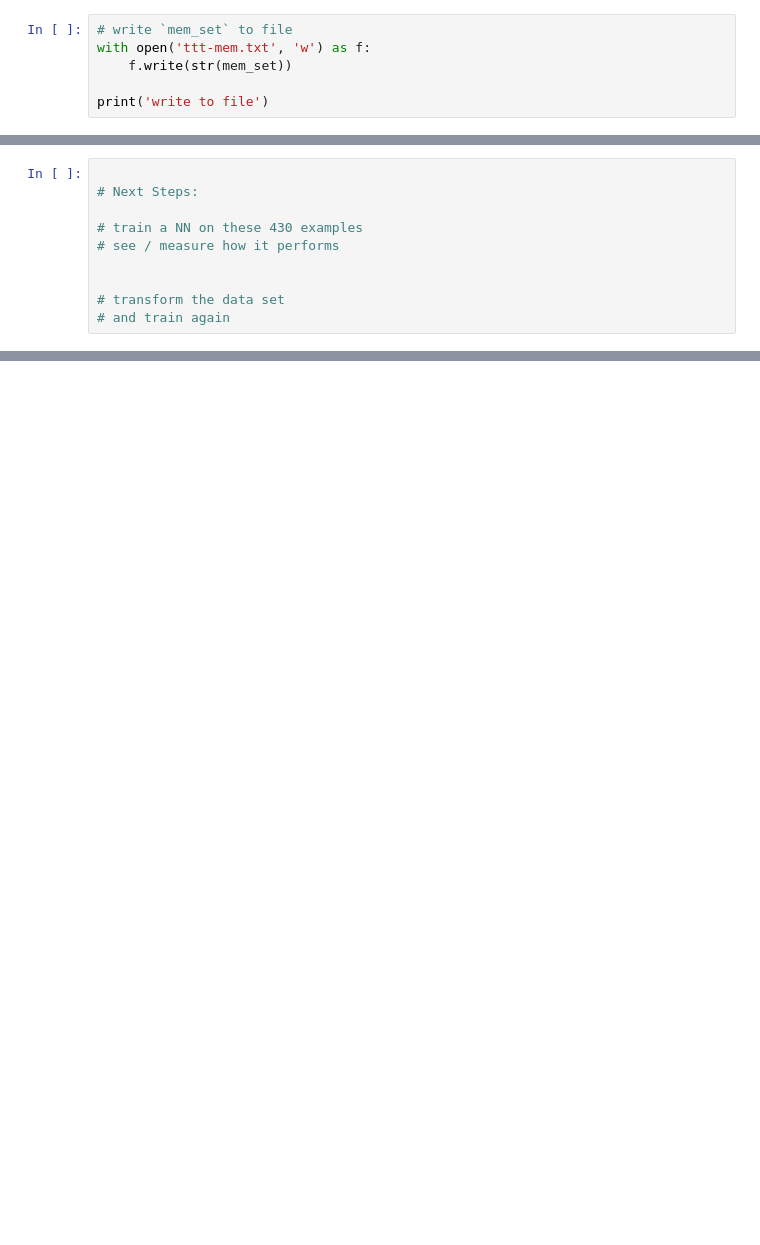
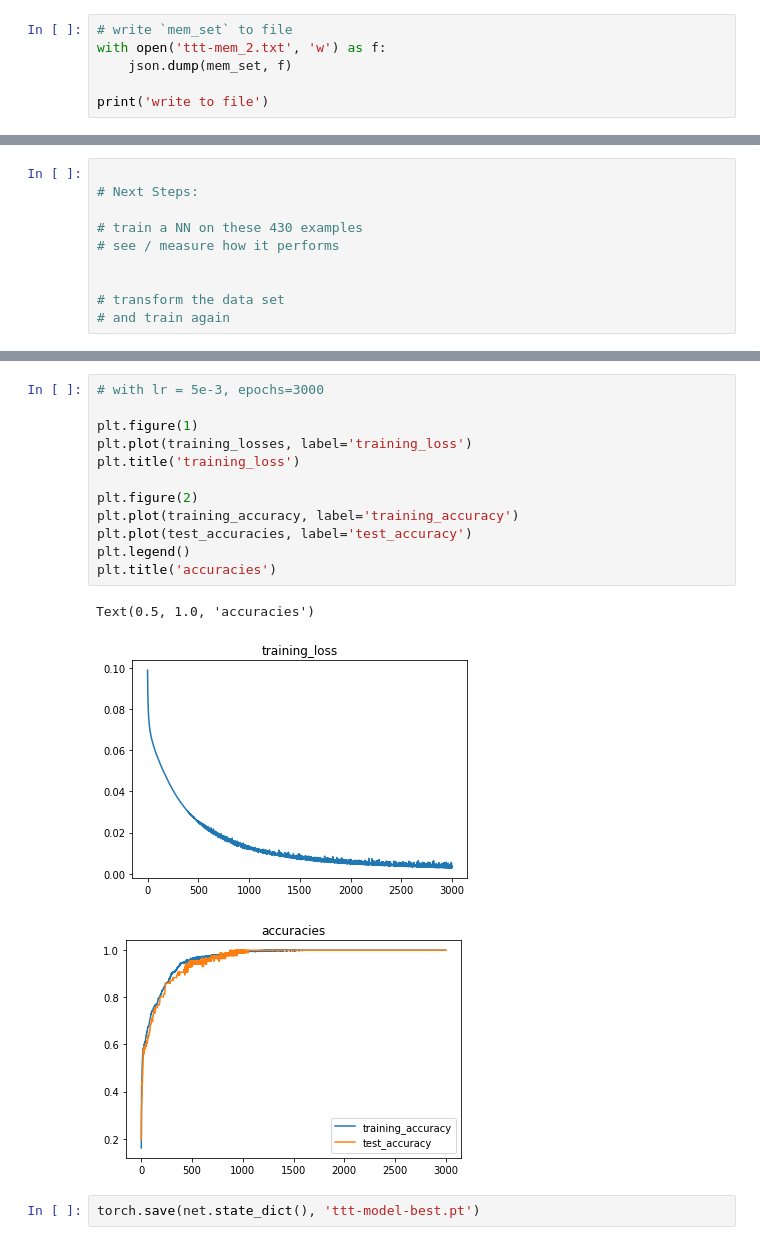
Before and after one commit to arorashu/mnist-digit, a Jupyter notebook: tic-tac-toe.ipynb, the cells around one changed output, grey strips where cells are left out. Cells and saved outputs as stored; diff of their text form; blank space fills up the shorter version.

```diff
--- a/tic-tac-toe.ipynb
+++ b/tic-tac-toe.ipynb
@@ -372,7 +407,7 @@ mem size: 3315, mem_set size: 430
 # %%
 # write `mem_set` to file
-with open('ttt-mem.txt', 'w') as f:
-    f.write(str(mem_set))
+with open('ttt-mem_2.txt', 'w') as f:
+    json.dump(mem_set, f)
 
 print('write to file')
 # %% [output]
@@ -425,0 +779,18 @@ COMP-EXPERT
+# %%
+# with lr = 5e-3, epochs=3000
+
+plt.figure(1)
+plt.plot(training_losses, label='training_loss')
+plt.title('training_loss')
+
+plt.figure(2)
+plt.plot(training_accuracy, label='training_accuracy')
+plt.plot(test_accuracies, label='test_accuracy')
+plt.legend()
+plt.title('accuracies')
+# %% [output]
+Text(0.5, 1.0, 'accuracies')
+[figure, added]
+[figure, added]
+# %%
+torch.save(net.state_dict(), 'ttt-model-best.pt')
```
Also changed, not shown: parts of 24 cells of this notebook.
